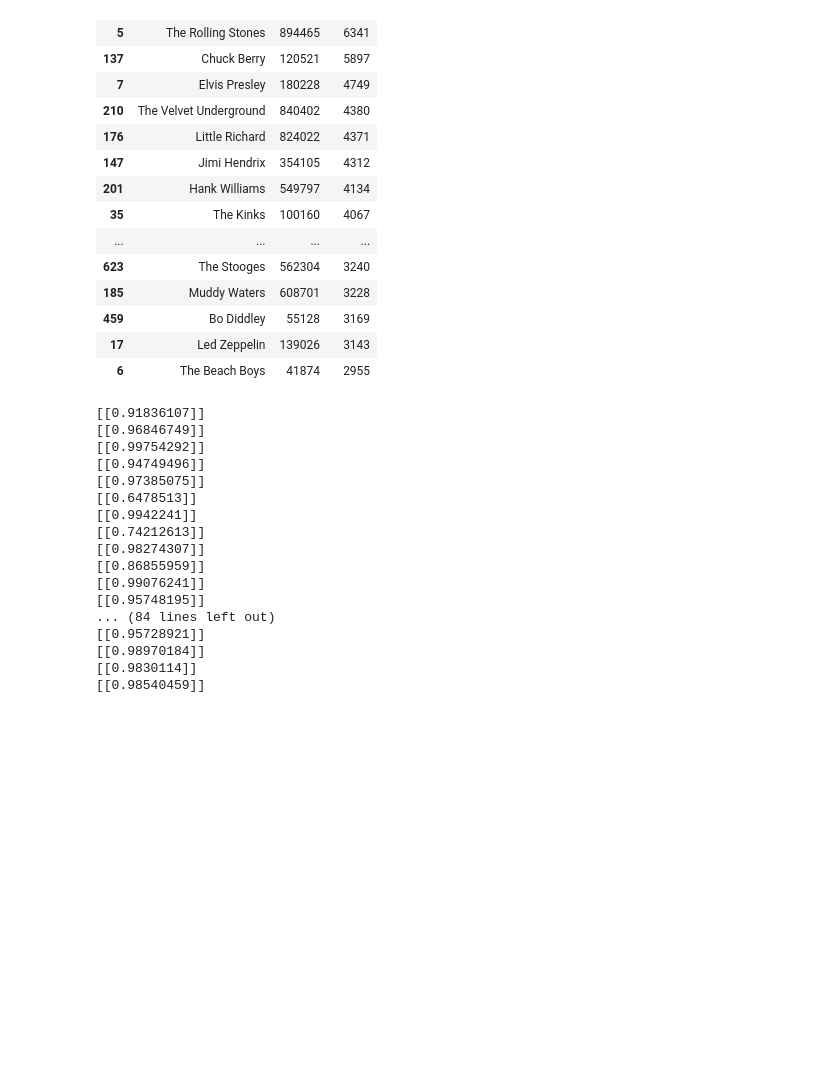
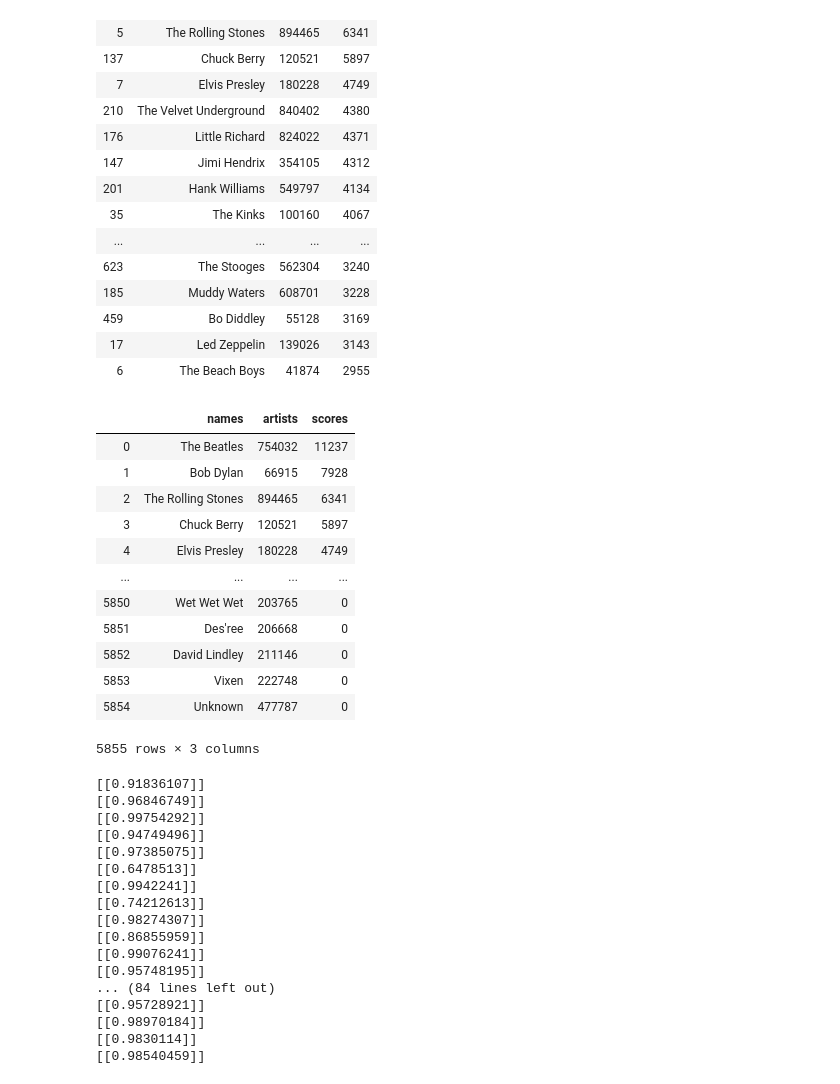
Before and after one commit to Wichaelian/ICM-2021, a Jupyter notebook: 2021_ICM_Problem_D_Data/Problem D.ipynb, the cells around one changed output. Saved outputs shown, nothing was run; the diff lists cells and outputs as text; code cells hidden in the pictures; blank space fills up the shorter version.

```diff
--- a/2021_ICM_Problem_D_Data/Problem D.ipynb
+++ b/2021_ICM_Problem_D_Data/Problem D.ipynb
@@ -253,6 +253,23 @@ totalInfluence[:20]
 | 459 | Bo Diddley | 55128 | 3169 |
 | 17 | Led Zeppelin | 139026 | 3143 |
 | 6 | The Beach Boys | 41874 | 2955 |
+# %%
+totalInfluence = totalInfluence.reset_index(drop=True)
+totalInfluence
+# %% [output]
+|  | names | artists | scores |
+| 0 | The Beatles | 754032 | 11237 |
+| 1 | Bob Dylan | 66915 | 7928 |
+| 2 | The Rolling Stones | 894465 | 6341 |
+| 3 | Chuck Berry | 120521 | 5897 |
+| 4 | Elvis Presley | 180228 | 4749 |
+| ... | ... | ... | ... |
+| 5850 | Wet Wet Wet | 203765 | 0 |
+| 5851 | Des'ree | 206668 | 0 |
+| 5852 | David Lindley | 211146 | 0 |
+| 5853 | Vixen | 222748 | 0 |
+| 5854 | Unknown | 477787 | 0 |
+5855 rows × 3 columns
 # %%
 artistStyle = full.groupby(['artist_names']).mean() #some values dont make sense to average but w/ex
 artistStyle
```
Also changed, not shown: parts of 2 cells of this notebook.
